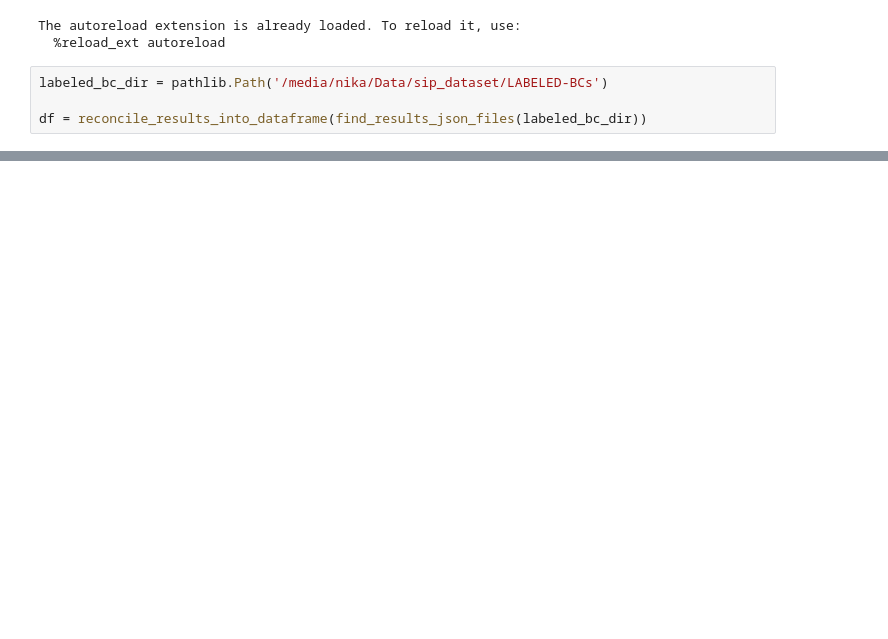
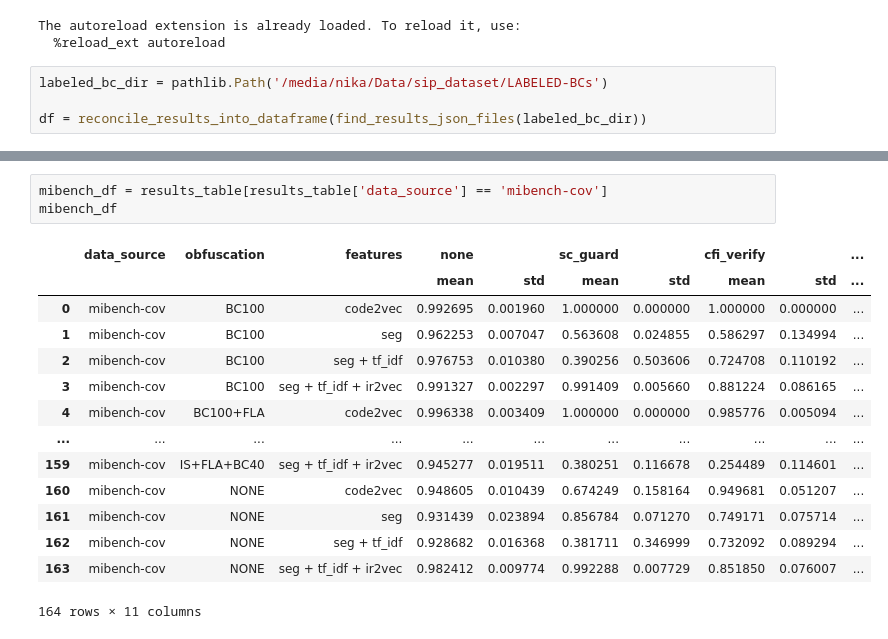
Before and after one commit to tum-i4/sipvsml, a Jupyter notebook: sip_vs_pipeline/evaluation/generate_plots.ipynb, the cells around one changed output, grey strips where cells are left out. Cells and saved outputs as stored; diff of their text form; blank space fills up the shorter version.

```diff
--- a/sip_vs_pipeline/evaluation/generate_plots.ipynb
+++ b/sip_vs_pipeline/evaluation/generate_plots.ipynb
@@ -31,0 +64,18 @@ df.groupby(['data_source', 'obfuscation', 'features'])\
+# %%
+mibench_df = results_table[results_table['data_source'] == 'mibench-cov']
+mibench_df
+# %% [output]
+|  | data_source | obfuscation | features | none |  | sc_guard |  | cfi_verify |  | ... |
+|  |  |  |  | mean | std | mean | std | mean | std | ... |
+| 0 | mibench-cov | BC100 | code2vec | 0.992695 | 0.001960 | 1.000000 | 0.000000 | 1.000000 | 0.000000 | ... |
+| 1 | mibench-cov | BC100 | seg | 0.962253 | 0.007047 | 0.563608 | 0.024855 | 0.586297 | 0.134994 | ... |
+| 2 | mibench-cov | BC100 | seg + tf_idf | 0.976753 | 0.010380 | 0.390256 | 0.503606 | 0.724708 | 0.110192 | ... |
+| 3 | mibench-cov | BC100 | seg + tf_idf + ir2vec | 0.991327 | 0.002297 | 0.991409 | 0.005660 | 0.881224 | 0.086165 | ... |
+| 4 | mibench-cov | BC100+FLA | code2vec | 0.996338 | 0.003409 | 1.000000 | 0.000000 | 0.985776 | 0.005094 | ... |
+| ... | ... | ... | ... | ... | ... | ... | ... | ... | ... | ... |
+| 159 | mibench-cov | IS+FLA+BC40 | seg + tf_idf + ir2vec | 0.945277 | 0.019511 | 0.380251 | 0.116678 | 0.254489 | 0.114601 | ... |
+| 160 | mibench-cov | NONE | code2vec | 0.948605 | 0.010439 | 0.674249 | 0.158164 | 0.949681 | 0.051207 | ... |
+| 161 | mibench-cov | NONE | seg | 0.931439 | 0.023894 | 0.856784 | 0.071270 | 0.749171 | 0.075714 | ... |
+| 162 | mibench-cov | NONE | seg + tf_idf | 0.928682 | 0.016368 | 0.381711 | 0.346999 | 0.732092 | 0.089294 | ... |
+| 163 | mibench-cov | NONE | seg + tf_idf + ir2vec | 0.982412 | 0.009774 | 0.992288 | 0.007729 | 0.851850 | 0.076007 | ... |
+164 rows × 11 columns
```
Also changed, not shown: parts of 11 cells of this notebook, 2 other files.
